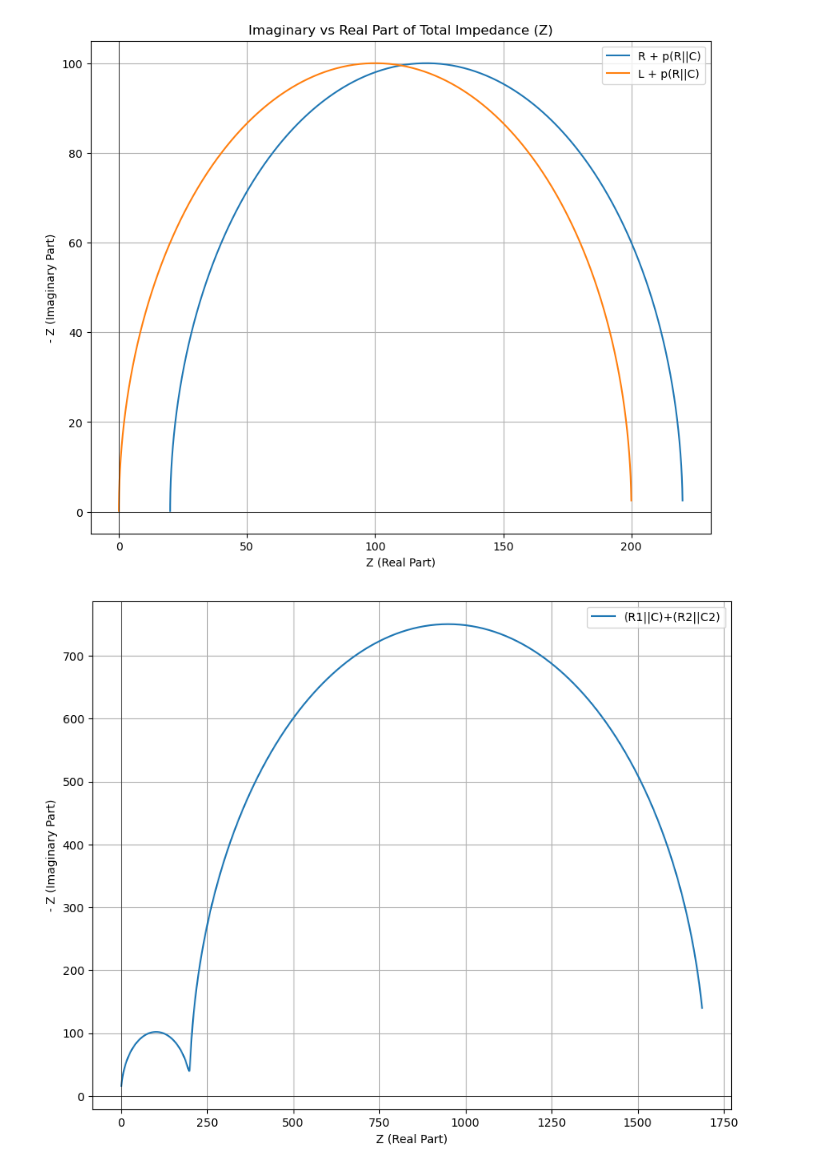
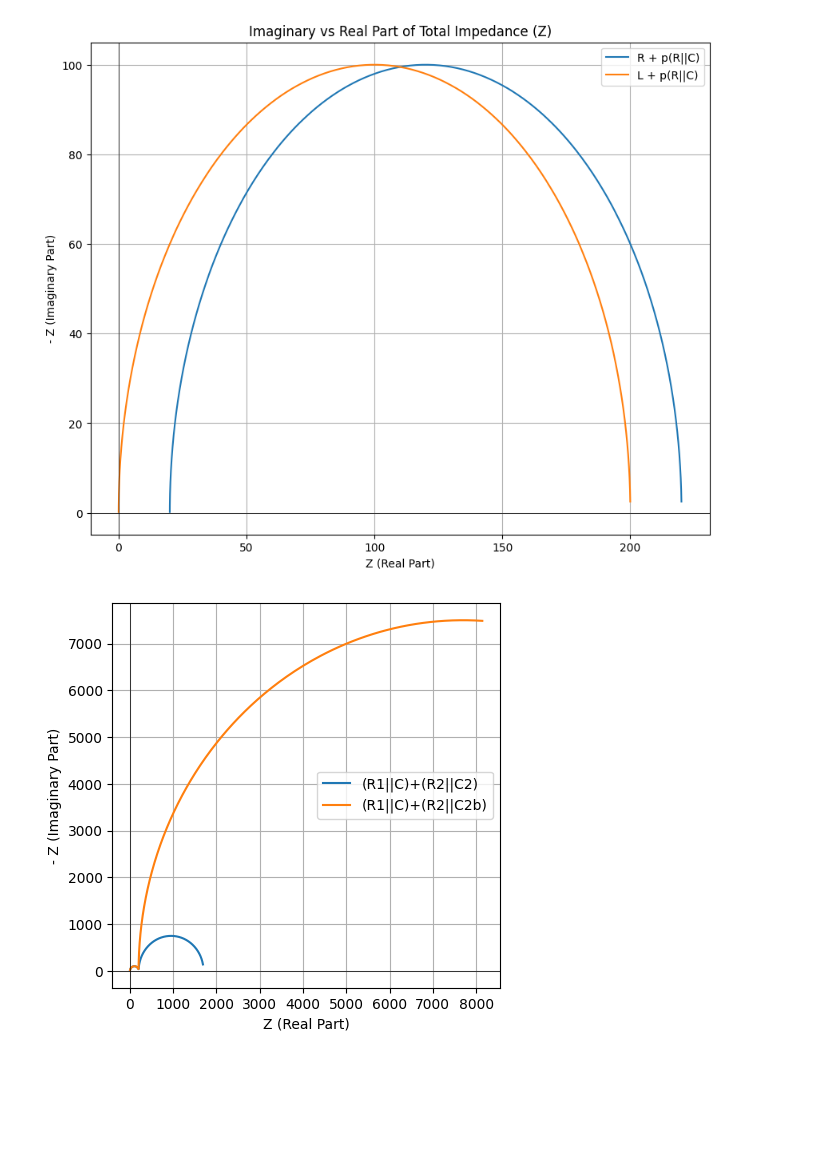
Before and after one commit to Tor91/EIS, a Jupyter notebook: EIS.ipynb, the cells around one changed output. Saved outputs shown, nothing was run; the diff lists cells and outputs as text; code cells hidden in the pictures; blank space fills up the shorter version.

```diff
--- a/EIS.ipynb
+++ b/EIS.ipynb
@@ -495,44 +497,56 @@ omega = 2 * np.pi * frequencies
 R1 = 200  # ohms
 R2 = 1500  # ohms
 
+R2b = R2*10
+
 C = 1e-8  # farads
 C2 = 1e-6  # arads
+C2b = C2
 
 
 
 # Impedance calculation for R1 and C in parallel
 Z_R1 = R1 * np.ones_like(frequencies)
 Z_R2 = R2 * np.ones_like(frequencies)
+Z_R2b = R2b * np.ones_like(frequencies)
+
 Z_C = 1 / (1j * omega * C)
 Z_C2 = 1 / (1j * omega * C2)
+Z_C2b = 1 / (1j * omega * C2b)
 
 
 Z_parallel_RC = 1 / (1 / Z_R1 + 1 / Z_C)
 Z_parallel_RC2 = 1 / (1 / Z_R2 + 1 / Z_C2)
+Z_parallel_RC2b = 1 / (1 / Z_R2b + 1 / Z_C2b)
 
 # Total impedance for (R1||C)+(R2||C2)
 Z_total = Z_parallel_RC + Z_parallel_RC2
+Z_total2 = Z_parallel_RC + Z_parallel_RC2b
 
 
 
 # Extracting real and imaginary parts
 Z_real_total = Z_total.real
 Z_imag_total = Z_total.imag
 
+Z_real_total2 = Z_total2.real
+Z_imag_total2 = Z_total2.imag
+
 
 
 # Plotting Z(imaginary) vs Z(real)
-plt.figure(figsize=(10, 8))
+plt.figure(figsize=(5, 5))
 
 plt.plot(Z_real_total, -Z_imag_total, label='(R1||C)+(R2||C2)')
+plt.plot(Z_real_total2, -Z_imag_total2, label='(R1||C)+(R2||C2b)')
 #plt.title('Imaginary vs Real Part of Total Impedance (Z)')
 plt.xlabel('Z (Real Part)')
 plt.ylabel('- Z (Imaginary Part)')
 plt.grid(True)
 plt.axhline(0, color='black', linewidth=0.5)
 plt.axvline(0, color='black', linewidth=0.5)
 plt.legend()
 
 plt.show()
 # %% [output]
-[figure, old version]
+[figure, new version]
```
Also changed, not shown: parts of 3 cells of this notebook.
